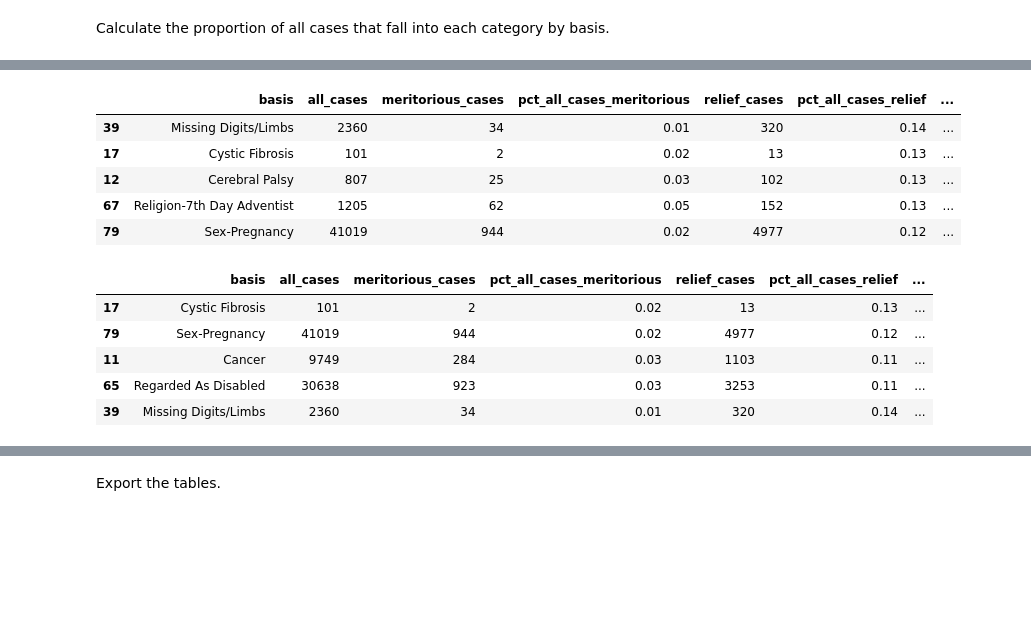
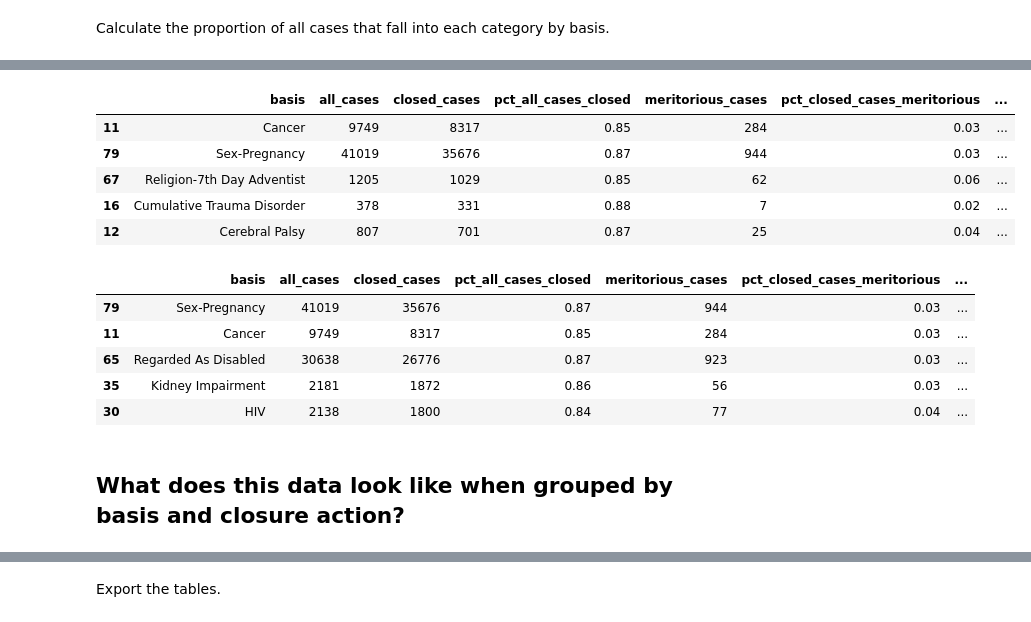
Before and after one commit to PublicI/employment-discrimination, a Jupyter notebook: employment-discrimination.ipynb, the cells around one changed output, grey strips where cells are left out. Cells and saved outputs as stored; diff of their text form; code cells hidden in the pictures; blank space fills up the shorter version.

```diff
--- a/employment-discrimination.ipynb
+++ b/employment-discrimination.ipynb
@@ -293,7 +329,7 @@ meritorious_cases_by_basis.sort_values("meritorious_cases", ascending=False).hea
 # %% [markdown]
 ## And in how many cases did the EEOC grant some form of relief (including non-monetary relief) to the complainant?
 # %%
-relief_outcomes = ["Settlement With Benefits", "Settlement With Benefits", "Successful Conciliation", "Case Settled By Legal Unit"]
-relief_cases = charges[charges["closure_action"].isin(relief_outcomes)]
+relief_outcomes = ["Case Settled By Legal Unit", "Settlement With Benefits", "Successful Conciliation", "Withdrawal With Benefits"]
+relief_cases = closed_charges[closed_charges["closure_action"].isin(relief_outcomes)]
 relief_cases["charge_num"].nunique()
 # %% [output]
@@ -330,6 +366,6 @@ relief_cases_by_basis.sort_values("relief_cases", ascending=False).head()
 # %% [markdown]
 ## And in how many cases did a worker see any monetary benefits?
 # %%
-monetary_benefits_cases = charges[charges["monetary_benefits"] > 0]
+monetary_benefits_cases = closed_charges[closed_charges["monetary_benefits"] > 0]
 monetary_benefits_cases["charge_num"].nunique()
 # %% [output]
@@ -406,7 +443,7 @@ cases_by_year
 # %% [markdown]
 ## Combine the data by basis.
 # %%
-cases_by_basis_dfs = [all_cases_by_basis, meritorious_cases_by_basis, relief_cases_by_basis, monetary_benefits_cases_by_basis]
+cases_by_basis_dfs = [all_cases_by_basis, closed_cases_by_basis, meritorious_cases_by_basis, relief_cases_by_basis, monetary_benefits_cases_by_basis]
 cases_by_basis = reduce(lambda left, right: pd.merge(left, right, on="basis"), cases_by_basis_dfs)
 cases_by_basis.sort_values("all_cases", ascending=False).head()
 # %% [output]
@@ -419,9 +456,10 @@ cases_by_basis.sort_values("all_cases", ascending=False).head()
 # %% [markdown]
 Calculate the proportion of all cases that fall into each category by basis.
 # %%
-cases_by_basis["pct_all_cases_meritorious"] = cases_by_basis["meritorious_cases"] / cases_by_basis["all_cases"]
-cases_by_basis["pct_all_cases_relief"] = cases_by_basis["relief_cases"] / cases_by_basis["all_cases"]
-cases_by_basis["pct_all_cases_monetary_benefits"] = cases_by_basis["monetary_benefits_cases"] / cases_by_basis["all_cases"]
-cases_by_basis = cases_by_basis[["basis", "all_cases", "meritorious_cases", "pct_all_cases_meritorious", "relief_cases", "pct_all_cases_relief", "monetary_benefits_cases", "pct_all_cases_monetary_benefits"]]
+cases_by_basis["pct_all_cases_closed"] = cases_by_basis["closed_cases"] / cases_by_basis["all_cases"]
+cases_by_basis["pct_closed_cases_meritorious"] = cases_by_basis["meritorious_cases"] / cases_by_basis["closed_cases"]
+cases_by_basis["pct_closed_cases_relief"] = cases_by_basis["relief_cases"] / cases_by_basis["closed_cases"]
+cases_by_basis["pct_closed_cases_monetary_benefits"] = cases_by_basis["monetary_benefits_cases"] / cases_by_basis["closed_cases"]
+cases_by_basis = cases_by_basis[["basis", "all_cases", "closed_cases", "pct_all_cases_closed", "meritorious_cases", "pct_closed_cases_meritorious", "relief_cases", "pct_closed_cases_relief", "monetary_benefits_cases", "pct_closed_cases_monetary_benefits"]]
 cases_by_basis.sort_values("all_cases", ascending=False).head()
 # %% [output]
@@ -445,18 +483,20 @@ cases_by_basis[cases_by_basis["all_cases"] >= 100].sort_values("pct_all_cases_me
 # %%
-cases_by_basis[cases_by_basis["all_cases"] >= 100].sort_values("pct_all_cases_relief", ascending=False).head()
+cases_by_basis[cases_by_basis["closed_cases"] >= 100].sort_values("pct_closed_cases_relief", ascending=False).head()
 # %% [output]
-|  | basis | all_cases | meritorious_cases | pct_all_cases_meritorious | relief_cases | pct_all_cases_relief | ... |
-| 39 | Missing Digits/Limbs | 2360 | 34 | 0.01 | 320 | 0.14 | ... |
-| 17 | Cystic Fibrosis | 101 | 2 | 0.02 | 13 | 0.13 | ... |
-| 12 | Cerebral Palsy | 807 | 25 | 0.03 | 102 | 0.13 | ... |
-| 67 | Religion-7th Day Adventist | 1205 | 62 | 0.05 | 152 | 0.13 | ... |
-| 79 | Sex-Pregnancy | 41019 | 944 | 0.02 | 4977 | 0.12 | ... |
+|  | basis | all_cases | closed_cases | pct_all_cases_closed | meritorious_cases | pct_closed_cases_meritorious | ... |
+| 11 | Cancer | 9749 | 8317 | 0.85 | 284 | 0.03 | ... |
+| 79 | Sex-Pregnancy | 41019 | 35676 | 0.87 | 944 | 0.03 | ... |
+| 67 | Religion-7th Day Adventist | 1205 | 1029 | 0.85 | 62 | 0.06 | ... |
+| 16 | Cumulative Trauma Disorder | 378 | 331 | 0.88 | 7 | 0.02 | ... |
+| 12 | Cerebral Palsy | 807 | 701 | 0.87 | 25 | 0.04 | ... |
 # %%
-cases_by_basis[cases_by_basis["all_cases"] >= 100].sort_values("pct_all_cases_monetary_benefits", ascending=False).head()
+cases_by_basis[cases_by_basis["closed_cases"] >= 100].sort_values("pct_closed_cases_monetary_benefits", ascending=False).head()
 # %% [output]
-|  | basis | all_cases | meritorious_cases | pct_all_cases_meritorious | relief_cases | pct_all_cases_relief | ... |
-| 17 | Cystic Fibrosis | 101 | 2 | 0.02 | 13 | 0.13 | ... |
-| 79 | Sex-Pregnancy | 41019 | 944 | 0.02 | 4977 | 0.12 | ... |
-| 11 | Cancer | 9749 | 284 | 0.03 | 1103 | 0.11 | ... |
-| 65 | Regarded As Disabled | 30638 | 923 | 0.03 | 3253 | 0.11 | ... |
-| 39 | Missing Digits/Limbs | 2360 | 34 | 0.01 | 320 | 0.14 | ... |
+|  | basis | all_cases | closed_cases | pct_all_cases_closed | meritorious_cases | pct_closed_cases_meritorious | ... |
+| 79 | Sex-Pregnancy | 41019 | 35676 | 0.87 | 944 | 0.03 | ... |
+| 11 | Cancer | 9749 | 8317 | 0.85 | 284 | 0.03 | ... |
+| 65 | Regarded As Disabled | 30638 | 26776 | 0.87 | 923 | 0.03 | ... |
+| 35 | Kidney Impairment | 2181 | 1872 | 0.86 | 56 | 0.03 | ... |
+| 30 | HIV | 2138 | 1800 | 0.84 | 77 | 0.04 | ... |
+# %% [markdown]
+## What does this data look like when grouped by basis and closure action?
```
Also changed, not shown: parts of 27 cells of this notebook.
